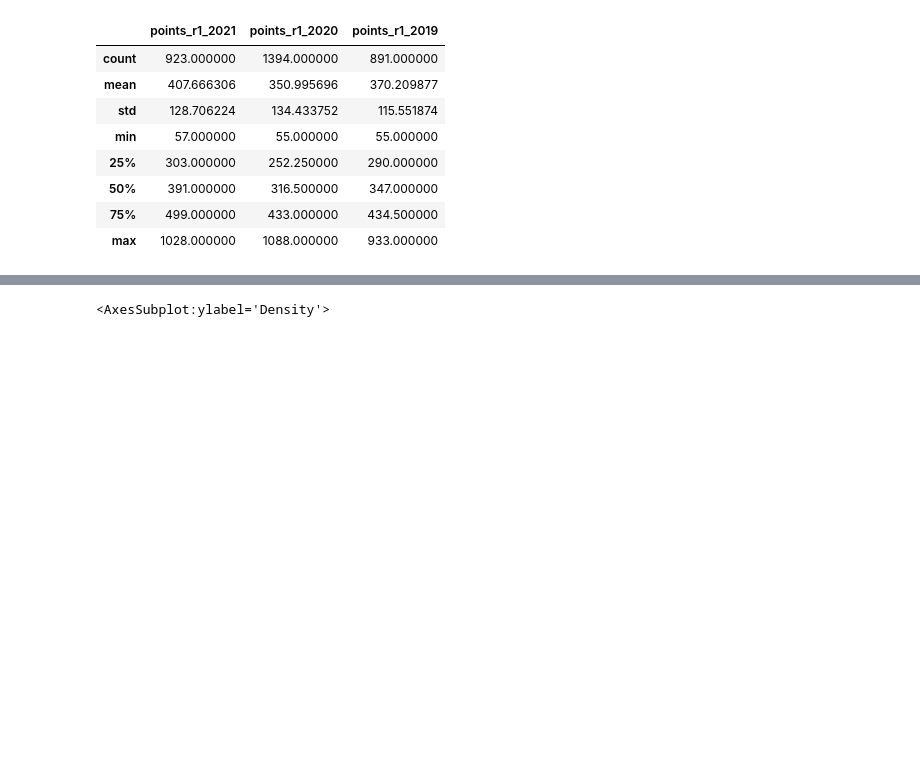
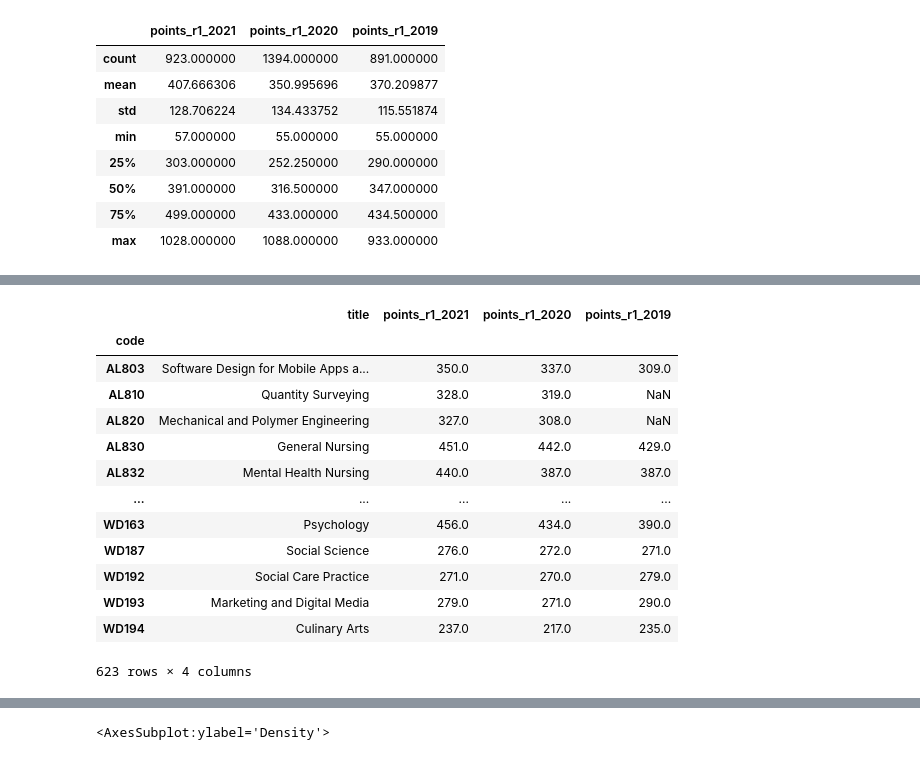
Before and after one commit to SarahMcN25/fundamentals, a Jupyter notebook: cao.ipynb, the cells around one changed output, grey strips where cells are left out. Cells and saved outputs as stored; diff of their text form; code cells hidden in the pictures; blank space fills up the shorter version.

```diff
--- a/cao.ipynb
+++ b/cao.ipynb
@@ -1179,0 +1211,18 @@ However, there was a huge jump in the maximun points required from 2019 to 2020.
+# %%
+# Query boolean expression.
+df.query('points_r1_2021 > points_r1_2020')
+# %% [output]
+|  | title | points_r1_2021 | points_r1_2020 | points_r1_2019 |
+| code |  |  |  |  |
+| AL803 | Software Design for Mobile Apps a... | 350.0 | 337.0 | 309.0 |
+| AL810 | Quantity Surveying | 328.0 | 319.0 | NaN |
+| AL820 | Mechanical and Polymer Engineering | 327.0 | 308.0 | NaN |
+| AL830 | General Nursing | 451.0 | 442.0 | 429.0 |
+| AL832 | Mental Health Nursing | 440.0 | 387.0 | 387.0 |
+| ... | ... | ... | ... | ... |
+| WD163 | Psychology | 456.0 | 434.0 | 390.0 |
+| WD187 | Social Science | 276.0 | 272.0 | 271.0 |
+| WD192 | Social Care Practice | 271.0 | 270.0 | 279.0 |
+| WD193 | Marketing and Digital Media | 279.0 | 271.0 | 290.0 |
+| WD194 | Culinary Arts | 237.0 | 217.0 | 235.0 |
+623 rows × 4 columns
```
Also changed, not shown: parts of 32 cells of this notebook, 5 other files.
